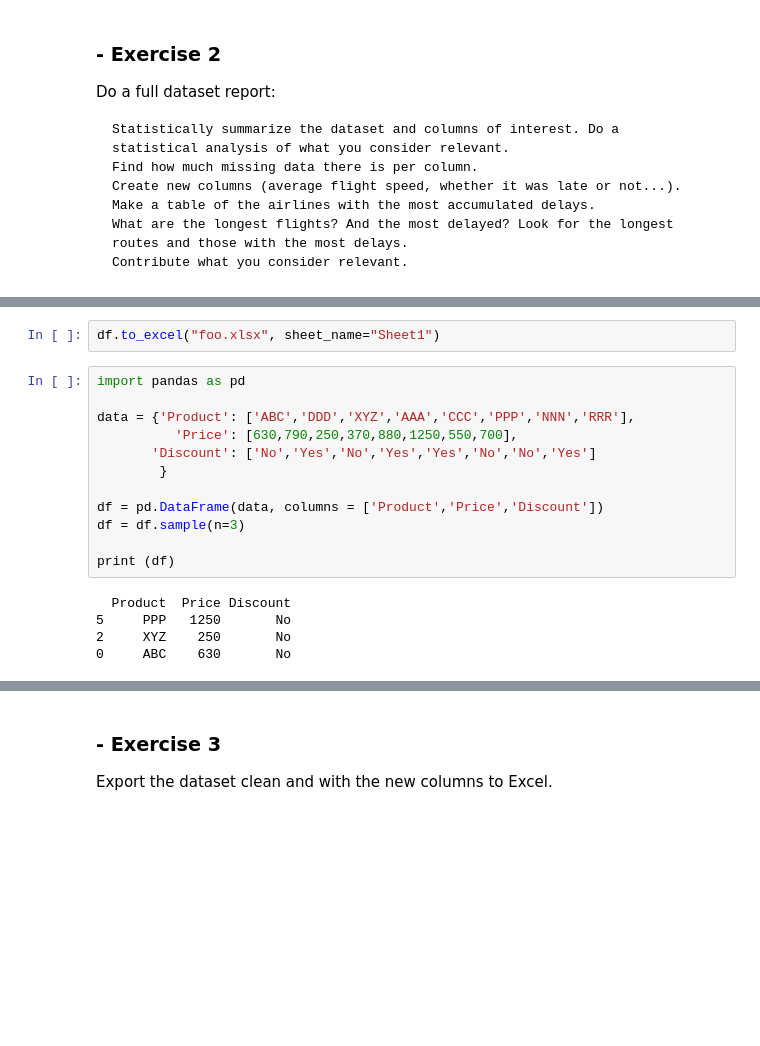
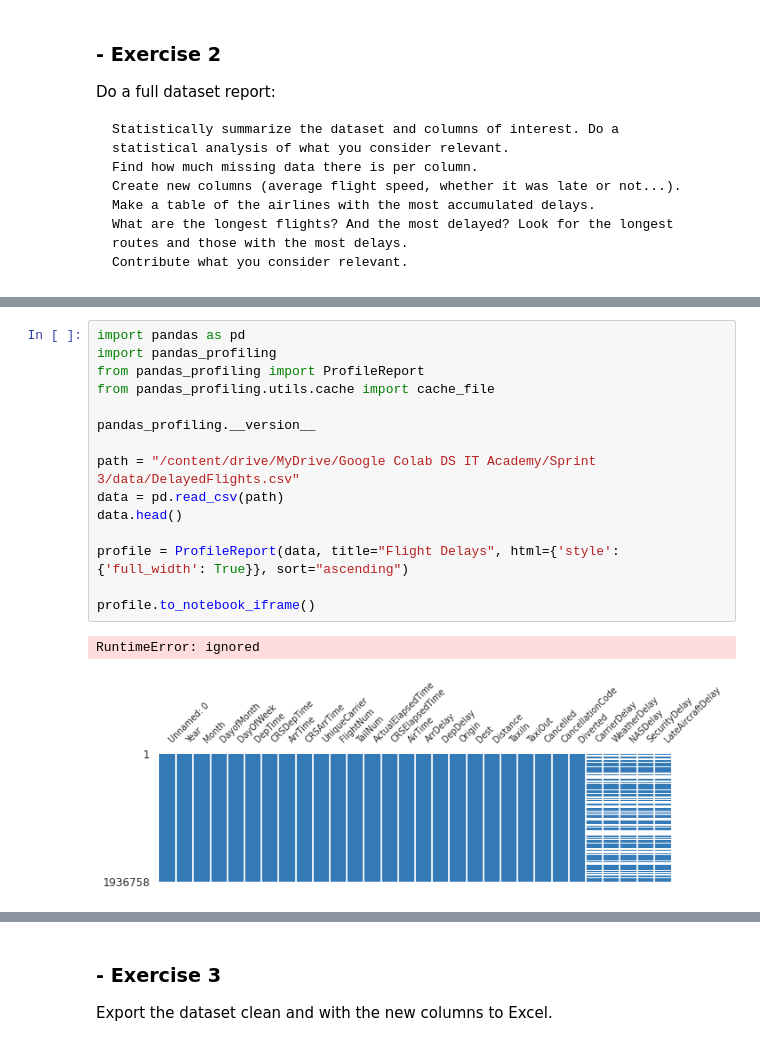
Before and after one commit to ddenebb/programacio_numerica, a Jupyter notebook: Tasca_M3_T02.ipynb, the cells around one changed output, grey strips where cells are left out. Drawn from its saved outputs; the diff is of its cells as text; blank space fills up the shorter version.

```diff
--- a/Tasca_M3_T02.ipynb
+++ b/Tasca_M3_T02.ipynb
@@ -269,19 +83,18 @@ plt.legend(loc='best');
-# %%
-df.to_excel("foo.xlsx", sheet_name="Sheet1")
-# %%
-import pandas as pd
-
-data = {'Product': ['ABC','DDD','XYZ','AAA','CCC','PPP','NNN','RRR'],
-          'Price': [630,790,250,370,880,1250,550,700],
-       'Discount': ['No','Yes','No','Yes','Yes','No','No','Yes']
-        }
-
-df = pd.DataFrame(data, columns = ['Product','Price','Discount'])
-df = df.sample(n=3)
-
-print (df)
-# %% [output]
-  Product  Price Discount
-5     PPP   1250       No
-2     XYZ    250       No
-0     ABC    630       No
+# %%
+import pandas as pd
+import pandas_profiling
+from pandas_profiling import ProfileReport
+from pandas_profiling.utils.cache import cache_file
+
+pandas_profiling.__version__
+
+path = "/content/drive/MyDrive/Google Colab DS IT Academy/Sprint 3/data/DelayedFlights.csv"
+data = pd.read_csv(path)
+data.head()
+
+profile = ProfileReport(data, title="Flight Delays", html={'style': {'full_width': True}}, sort="ascending")
+
+profile.to_notebook_iframe()
+# %% [output]
+RuntimeError: ignored
+[figure, added]
```
Also changed, not shown: parts of 18 cells of this notebook.
